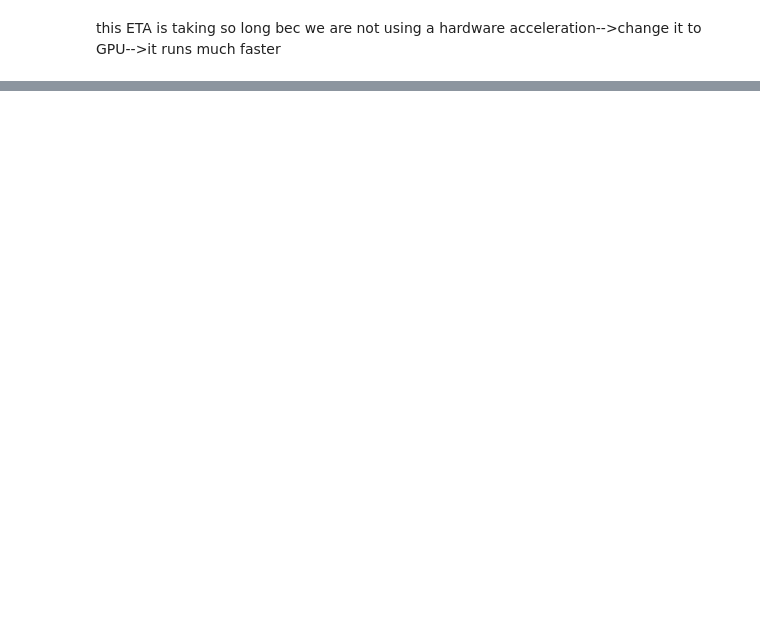
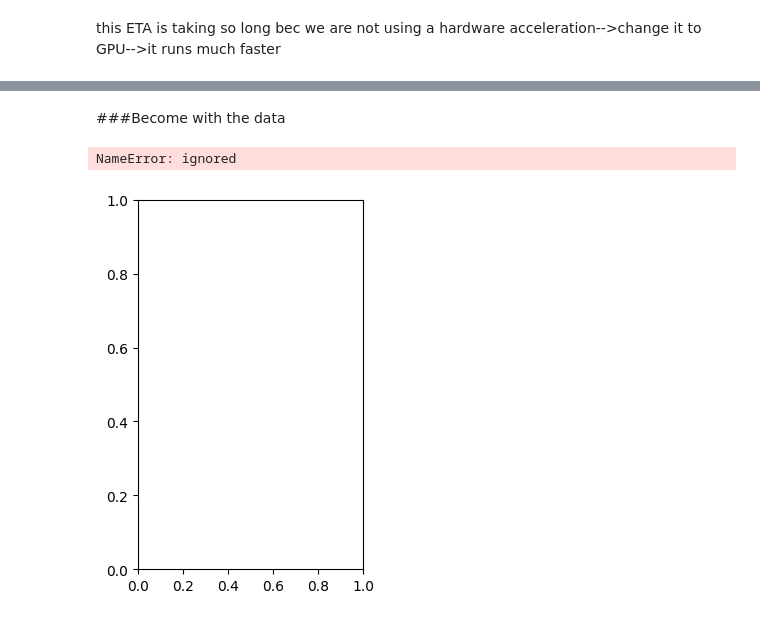
Before and after one commit to NandiniMehta0603/Tensorflow, a Jupyter notebook: Computer_Vision_and_CNN.ipynb, the cells around one changed output, grey strips where cells are left out. Drawn from its saved outputs; the diff is of its cells as text; code cells hidden in the pictures; blank space fills up the shorter version.

```diff
--- a/Computer_Vision_and_CNN.ipynb
+++ b/Computer_Vision_and_CNN.ipynb
@@ -273,0 +509,16 @@ len(train_data) #1500/32 -->the reason we put all of our images into batches is
+# %% [markdown]
+###Become with the data
+# %%
+#visualise the data
+import matplotlib.pyplot as plt
+import matplotlib.image as mpimg
+import random
+
+plt.figure()
+plt.subplot(1,2,1)
+steak_img=view_random_image("pizza_steak/train/","steak")
+plt.subplot(1,2,2)
+pizza_img=view_random_image("pizza_steak/train/","pizza")
+# %% [output]
+NameError: ignored
+[figure, added]
```
Also changed, not shown: parts of 26 cells of this notebook.
